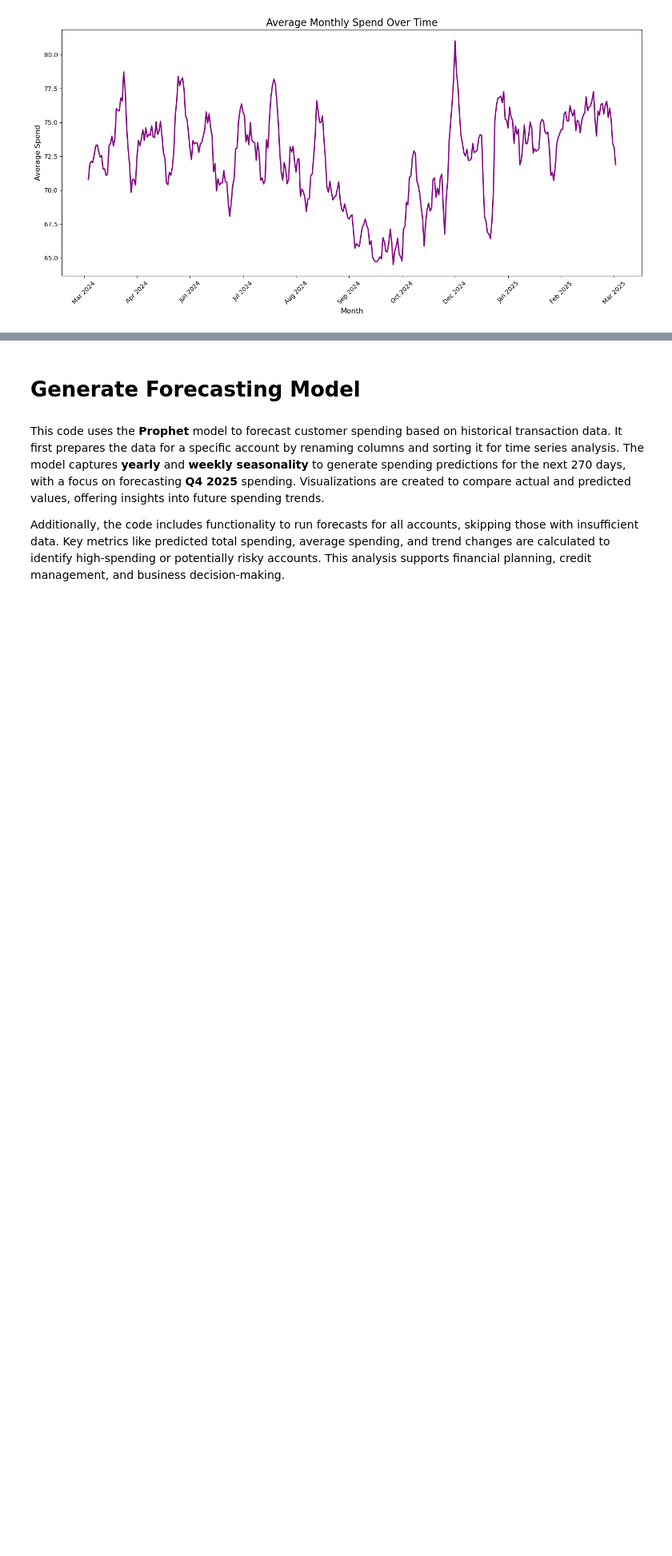
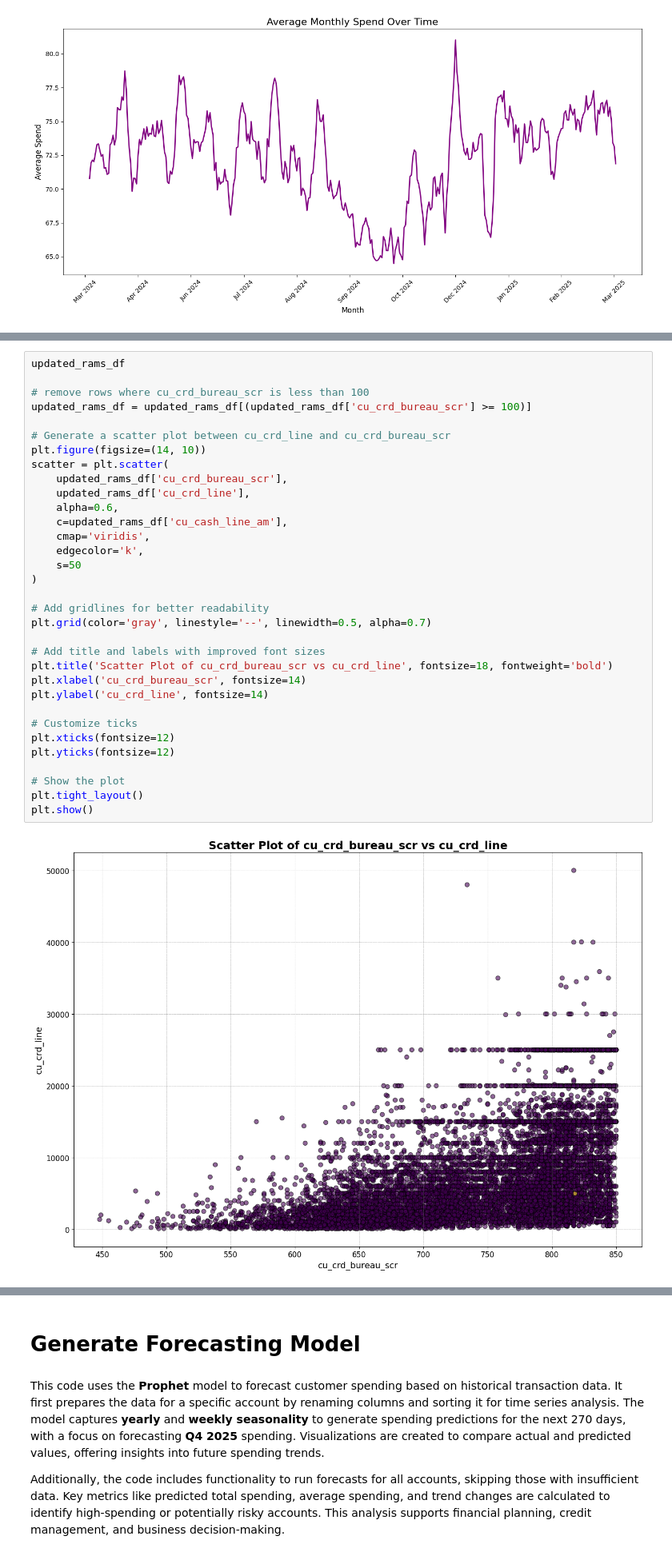
Before and after one commit to mohi-m/Data-THIS-Data-THAT, a Jupyter notebook: spend_analysis_forecast.ipynb, the cells around one changed output, grey strips where cells are left out. Shown at 80% size. Cells and saved outputs as stored; diff of their text form; blank space fills up the shorter version.

```diff
--- a/spend_analysis_forecast.ipynb
+++ b/spend_analysis_forecast.ipynb
@@ -286,0 +303,35 @@ plt.show()
+# %%
+updated_rams_df
+
+# remove rows where cu_crd_bureau_scr is less than 100
+updated_rams_df = updated_rams_df[(updated_rams_df['cu_crd_bureau_scr'] >= 100)]
+
+# Generate a scatter plot between cu_crd_line and cu_crd_bureau_scr
+plt.figure(figsize=(14, 10))
+scatter = plt.scatter(
+    updated_rams_df['cu_crd_bureau_scr'],
+    updated_rams_df['cu_crd_line'],
+    alpha=0.6,
+    c=updated_rams_df['cu_cash_line_am'],
+    cmap='viridis',
+    edgecolor='k',
+    s=50
+)
+
+# Add gridlines for better readability
+plt.grid(color='gray', linestyle='--', linewidth=0.5, alpha=0.7)
+
+# Add title and labels with improved font sizes
+plt.title('Scatter Plot of cu_crd_bureau_scr vs cu_crd_line', fontsize=18, fontweight='bold')
+plt.xlabel('cu_crd_bureau_scr', fontsize=14)
+plt.ylabel('cu_crd_line', fontsize=14)
+
+# Customize ticks
+plt.xticks(fontsize=12)
+plt.yticks(fontsize=12)
+
+# Show the plot
+plt.tight_layout()
+plt.show()
+# %% [output]
+[figure, added]
```
Also changed, not shown: parts of 2 cells of this notebook, 3 other files.
